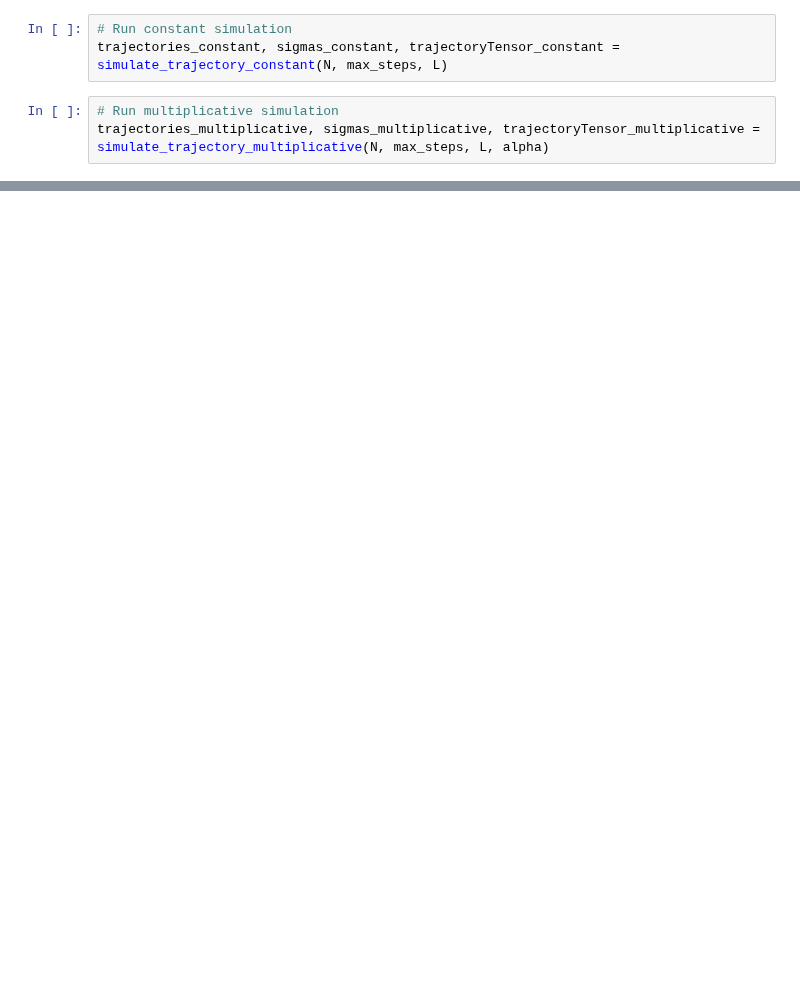
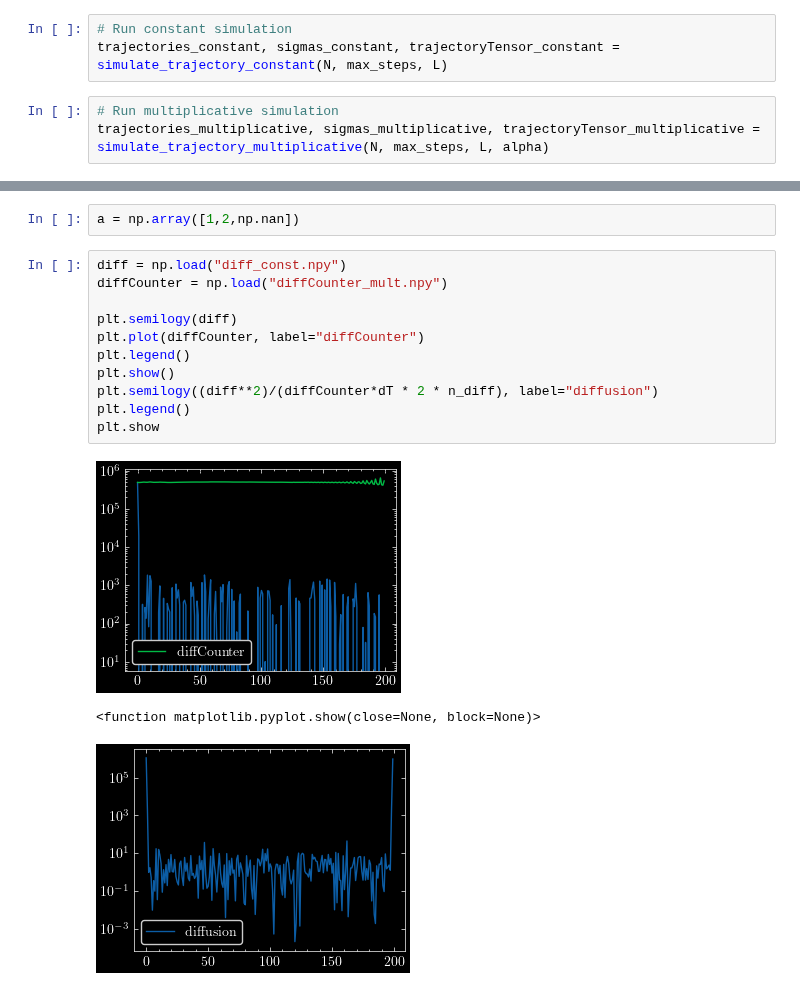
Before and after one commit to FelixWaldschock/Chalmers_FFR120_Simulation_Of_Complex_System, a Jupyter notebook: HW_02/Exercise_7-6 copy.ipynb, the cells around one changed output, grey strips where cells are left out. Saved outputs shown, nothing was run; the diff lists cells and outputs as text; blank space fills up the shorter version.

```diff
--- a/HW_02/Exercise_7-6 copy.ipynb
+++ b/HW_02/Exercise_7-6 copy.ipynb
@@ -217,0 +249,17 @@ print(diffusion_constant)
+# %%
+a = np.array([1,2,np.nan])
+# %%
+diff = np.load("diff_const.npy")
+diffCounter = np.load("diffCounter_mult.npy")
+
+plt.semilogy(diff)
+plt.plot(diffCounter, label="diffCounter")
+plt.legend()
+plt.show()
+plt.semilogy((diff**2)/(diffCounter*dT * 2 * n_diff), label="diffusion")
+plt.legend()
+plt.show
+# %% [output]
+[figure, added]
+<function matplotlib.pyplot.show(close=None, block=None)>
+[figure, added]
```
Also changed, not shown: parts of 11 cells of this notebook, 14 other files.
